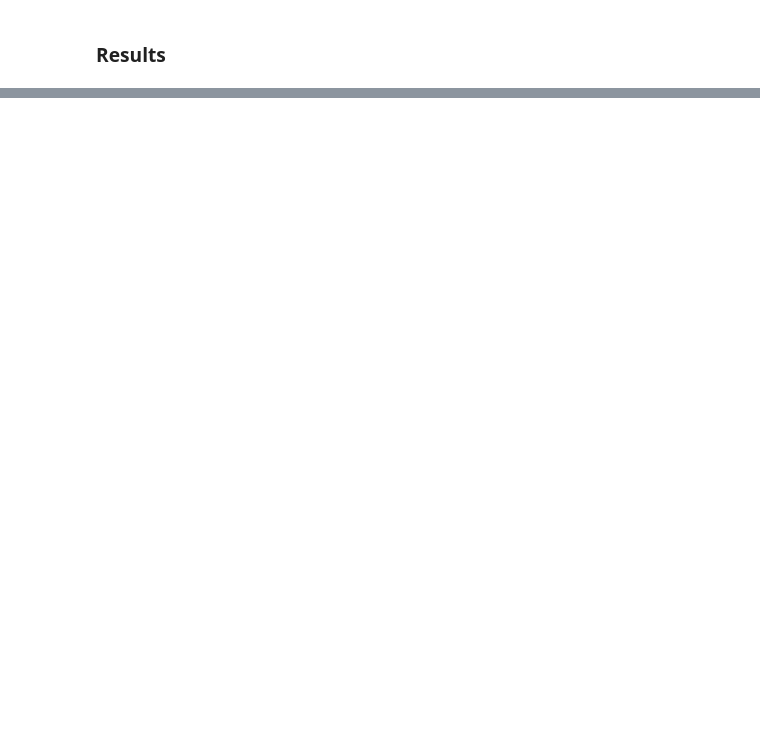
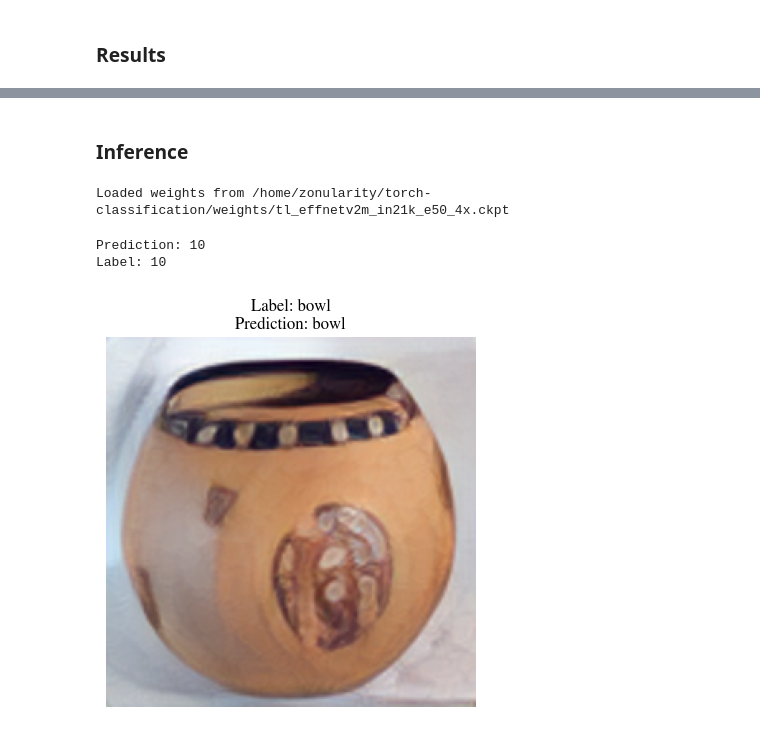
Before and after one commit to muhd-umer/torch-classification, a Jupyter notebook: demo.ipynb, the cells around one changed output, grey strips where cells are left out. Drawn from its saved outputs; the diff is of its cells as text; code cells hidden in the pictures; blank space fills up the shorter version.

Commit message:
Added inference

```diff
--- a/demo.ipynb
+++ b/demo.ipynb
@@ -171,4 +179,72 @@ Modifications
   <img src="resources/test_acc.png" width="550" />
 </p>
 # %% [markdown]
-#
+### Inference
+# %%
+# Initialize model
+model = timm.create_model(
+    cfg.model_name_timm,
+    num_classes=cfg.num_classes,
+)
+model = ImageClassifier(model, cfg)
+
+# Load weights
+weights = os.path.join(cfg.model_dir, "tl_effnetv2m_in21k_e50_4x.ckpt")
+
+state_dict = torch.load(weights)["state_dict"]
+if "model." not in list(state_dict.keys())[0]:
+    state_dict = {f"model.{k}": v for k, v in state_dict.items() if "model." not in k}
+
+model.load_state_dict(state_dict)
+print(colored("Loaded weights from", "green"), f"{weights}")
+
+model = model.to(cfg.device)
+# %% [output]
+Loaded weights from /home/zonularity/torch-classification/weights/tl_effnetv2m_in21k_e50_4x.ckpt
+# %%
+# Inferece on test set
+_, _, test_dataset = get_imagefolder_dataset(
+    os.path.join(cfg.data_dir),
+    train_transform=train_transform,
+    test_transform=test_transform,
+    val_size=0.0,
+)
+
+test_loader = torch.utils.data.DataLoader(
+    test_dataset,
+    batch_size=1,
+    shuffle=True,  # for visualization
+    num_workers=cfg.num_workers,
+    pin_memory=True,
+)
+
+img, label = next(iter(test_loader))
+img = img.to(cfg.device)
+
+# Get predictions
+model.eval()
+with torch.no_grad():
+    pred = model(img)
+
+pred = pred.cpu().numpy()
+pred = np.argmax(pred, axis=1)[0]
+
+print(colored("Prediction:", "yellow", attrs=["bold"]), pred)
+print(colored("Label:", "red", attrs=["bold"]), label[0].item())
+# %% [output]
+Prediction: 10
+Label: 10
+# %%
+plt.imshow(
+    torchvision.utils.make_grid(img, padding=0, nrow=1, normalize=True)
+    .permute(1, 2, 0)
+    .cpu()
+    .numpy()
+)
+plt.title(
+    f"Label: {cifar100_classes[label[0].item()]}\nPrediction: {cifar100_classes[pred]}"
+)
+plt.axis("off")
+plt.show()
+# %% [output]
+[figure, added]
```
Also changed, not shown: parts of 8 cells of this notebook.
